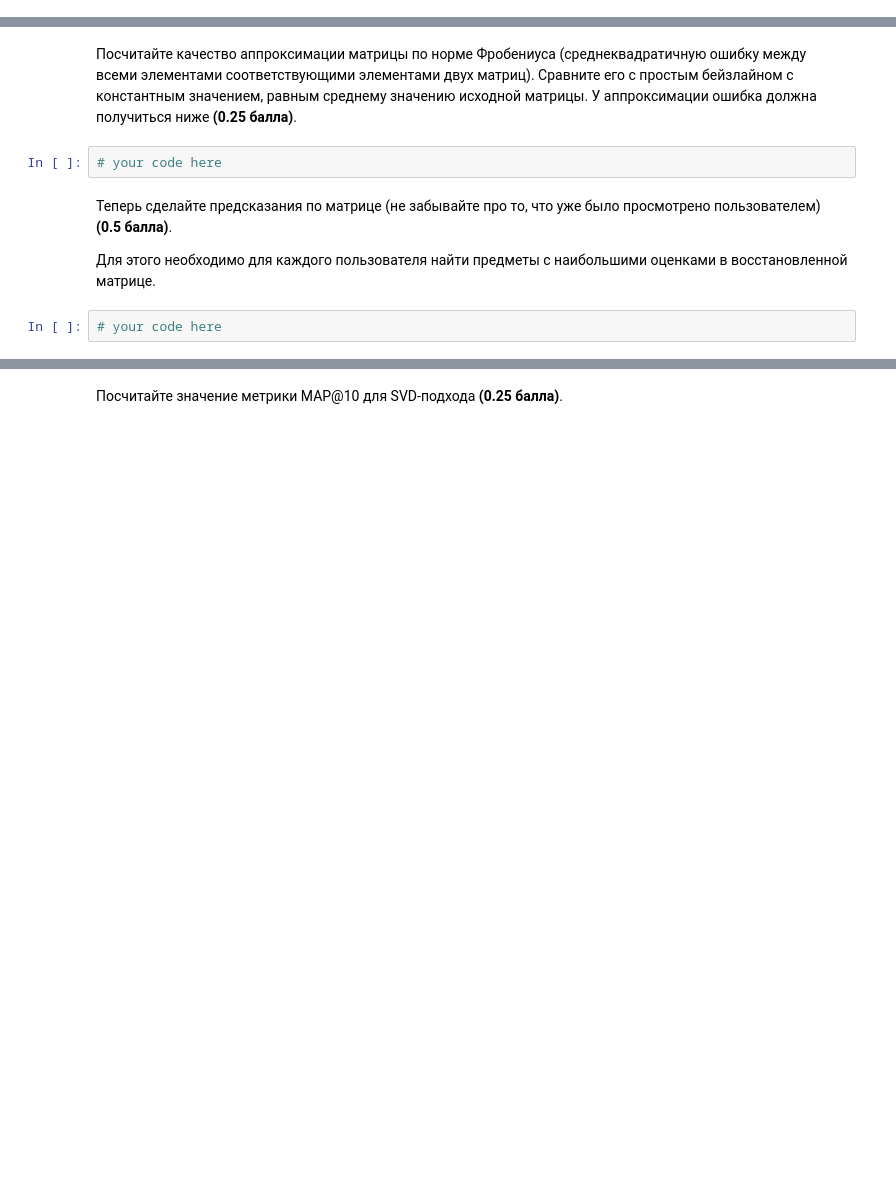
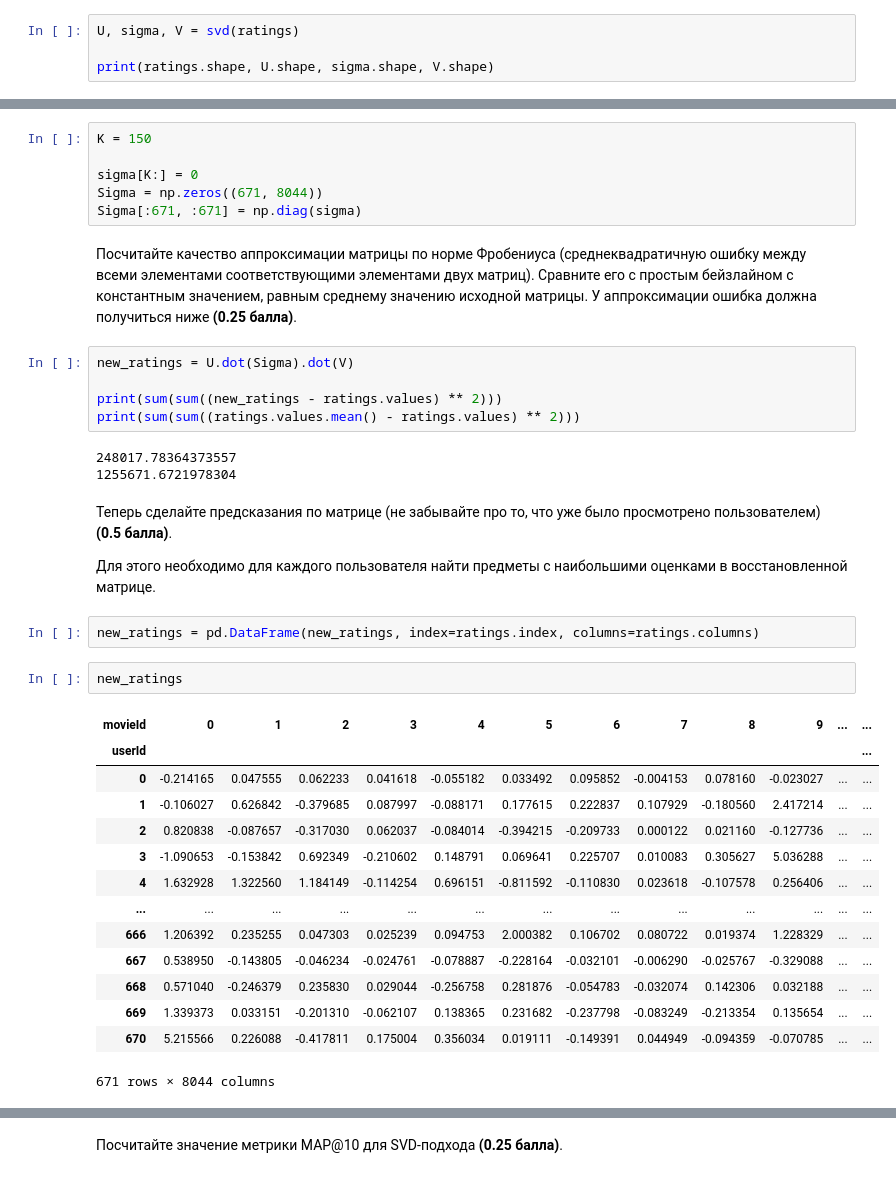
Before and after one commit to Kulikov17/MLDS_RecSys, a Jupyter notebook: RecSys_HW1.ipynb, the cells around one changed output, grey strips where cells are left out. Drawn from its saved outputs; the diff is of its cells as text; blank space fills up the shorter version.

```diff
--- a/RecSys_HW1.ipynb
+++ b/RecSys_HW1.ipynb
@@ -196,0 +195,4 @@ from scipy.linalg import svd
+# %%
+U, sigma, V = svd(ratings)
+
+print(ratings.shape, U.shape, sigma.shape, V.shape)
@@ -205,10 +216,39 @@ from scipy.linalg import svd
+# %%
+K = 150
+
+sigma[K:] = 0
+Sigma = np.zeros((671, 8044))
+Sigma[:671, :671] = np.diag(sigma)
 # %% [markdown]
 Посчитайте качество аппроксимации матрицы по норме Фробениуса (среднеквадратичную ошибку между всеми элементами соответствующими элементами двух матриц). Сравните его с простым бейзлайном с константным значением, равным среднему значению исходной матрицы. У аппроксимации ошибка должна получиться ниже **(0.25 балла)**.
-# %%
-# your code here
+# %%
+new_ratings = U.dot(Sigma).dot(V)
+
+print(sum(sum((new_ratings - ratings.values) ** 2)))
+print(sum(sum((ratings.values.mean() - ratings.values) ** 2)))
+# %% [output]
+248017.78364373557
+1255671.6721978304
 # %% [markdown]
 Теперь сделайте предсказания по матрице (не забывайте про то, что уже было просмотрено пользователем) **(0.5 балла)**.
 
 Для этого необходимо для каждого пользователя найти предметы с наибольшими оценками в восстановленной матрице.
-# %%
-# your code here
+# %%
+new_ratings = pd.DataFrame(new_ratings, index=ratings.index, columns=ratings.columns)
+# %%
+new_ratings
+# %% [output]
+| movieId | 0 | 1 | 2 | 3 | 4 | 5 | 6 | 7 | 8 | 9 | ... | ... |
+| userId |  |  |  |  |  |  |  |  |  |  |  | ... |
+| 0 | -0.214165 | 0.047555 | 0.062233 | 0.041618 | -0.055182 | 0.033492 | 0.095852 | -0.004153 | 0.078160 | -0.023027 | ... | ... |
+| 1 | -0.106027 | 0.626842 | -0.379685 | 0.087997 | -0.088171 | 0.177615 | 0.222837 | 0.107929 | -0.180560 | 2.417214 | ... | ... |
+| 2 | 0.820838 | -0.087657 | -0.317030 | 0.062037 | -0.084014 | -0.394215 | -0.209733 | 0.000122 | 0.021160 | -0.127736 | ... | ... |
+| 3 | -1.090653 | -0.153842 | 0.692349 | -0.210602 | 0.148791 | 0.069641 | 0.225707 | 0.010083 | 0.305627 | 5.036288 | ... | ... |
+| 4 | 1.632928 | 1.322560 | 1.184149 | -0.114254 | 0.696151 | -0.811592 | -0.110830 | 0.023618 | -0.107578 | 0.256406 | ... | ... |
+| ... | ... | ... | ... | ... | ... | ... | ... | ... | ... | ... | ... | ... |
+| 666 | 1.206392 | 0.235255 | 0.047303 | 0.025239 | 0.094753 | 2.000382 | 0.106702 | 0.080722 | 0.019374 | 1.228329 | ... | ... |
+| 667 | 0.538950 | -0.143805 | -0.046234 | -0.024761 | -0.078887 | -0.228164 | -0.032101 | -0.006290 | -0.025767 | -0.329088 | ... | ... |
+| 668 | 0.571040 | -0.246379 | 0.235830 | 0.029044 | -0.256758 | 0.281876 | -0.054783 | -0.032074 | 0.142306 | 0.032188 | ... | ... |
+| 669 | 1.339373 | 0.033151 | -0.201310 | -0.062107 | 0.138365 | 0.231682 | -0.237798 | -0.083249 | -0.213354 | 0.135654 | ... | ... |
+| 670 | 5.215566 | 0.226088 | -0.417811 | 0.175004 | 0.356034 | 0.019111 | -0.149391 | 0.044949 | -0.094359 | -0.070785 | ... | ... |
+671 rows × 8044 columns
```
Also changed, not shown: parts of 7 cells of this notebook.
